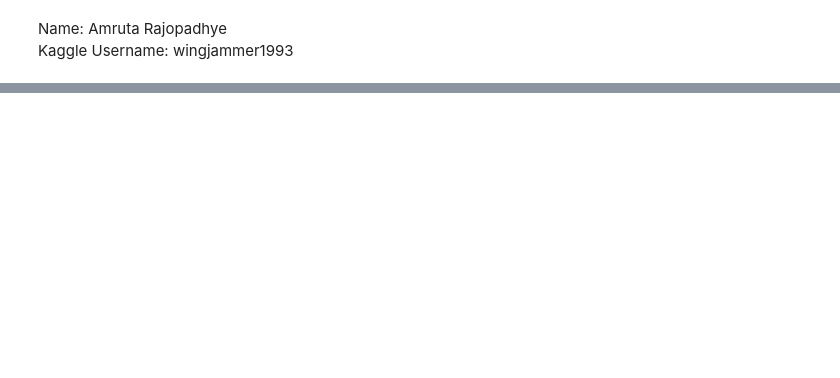
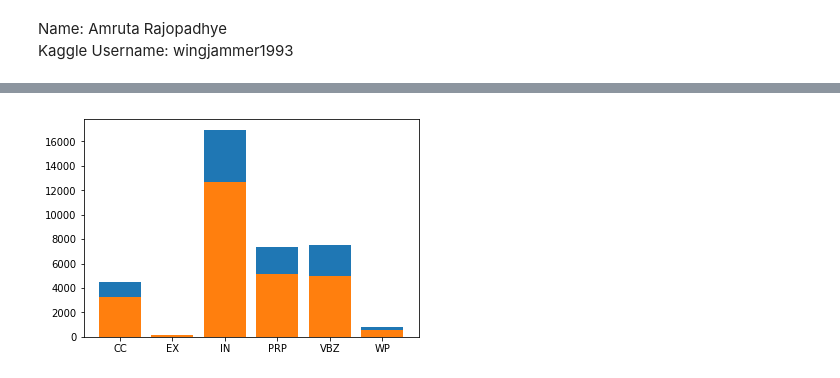
Before and after one commit to wingjammer1993/ML_Assign_3_FE, a Jupyter notebook: Assign_3_Feature_Engineering.ipynb, the cells around one changed output, grey strips where cells are left out. Cells and saved outputs as stored; diff of their text form; code cells hidden in the pictures; blank space fills up the shorter version.

```diff
--- a/Assign_3_Feature_Engineering.ipynb
+++ b/Assign_3_Feature_Engineering.ipynb
@@ -145,0 +244,55 @@ feat.model_predict()
+# %%
+dfTrain = pd.read_csv("train.csv")
+
+
+# get training features and labels
+x_true = dfTrain.loc[dfTrain['spoiler'] == 1]
+x_false = dfTrain.loc[dfTrain['spoiler'] == 0]
+
+true_sentences = list(x_true['sentence'])
+false_sentences = list(x_false['sentence'])
+
+true = {'WP': 0, 'IN': 0, 'EX': 0, 'PRP': 0, 'CC': 0, 'VBZ': 0}
+false = {'WP': 0, 'IN': 0, 'EX': 0, 'PRP': 0, 'CC': 0, 'VBZ': 0}
+
+for sentence in true_sentences:
+    text = nltk.word_tokenize(sentence)
+    tags = nltk.pos_tag(text)
+    for tag in tags:
+        if tag[-1] == 'WP':
+            true['WP'] += 1
+        if tag[-1] == 'IN':
+            true['IN'] += 1
+        if tag[-1] == 'EX':
+            true['EX'] += 1
+        if tag[-1] == 'PRP':
+            true['PRP'] += 1
+        if tag[-1] == 'CC':
+            true['CC'] += 1
+        if tag[-1] == 'VBZ':
+            true['VBZ'] += 1
+
+for sentence in false_sentences:
+    text = nltk.word_tokenize(sentence)
+    tags = nltk.pos_tag(text)
+    for tag in tags:
+        if tag[-1] == 'WP':
+            false['WP'] += 1
+        if tag[-1] == 'IN':
+            false['IN'] += 1
+        if tag[-1] == 'EX':
+            false['EX'] += 1
+        if tag[-1] == 'PRP':
+            false['PRP'] += 1
+        if tag[-1] == 'CC':
+            false['CC'] += 1
+        if tag[-1] == 'VBZ':
+            false['VBZ'] += 1
+
+
+plt.bar(true.keys(), true.values())
+plt.bar(false.keys(), false.values())
+plt.legend()
+plt.show()
+# %% [output]
+[figure, added]
```
Also changed, not shown: parts of 11 cells of this notebook, 2 other files.
